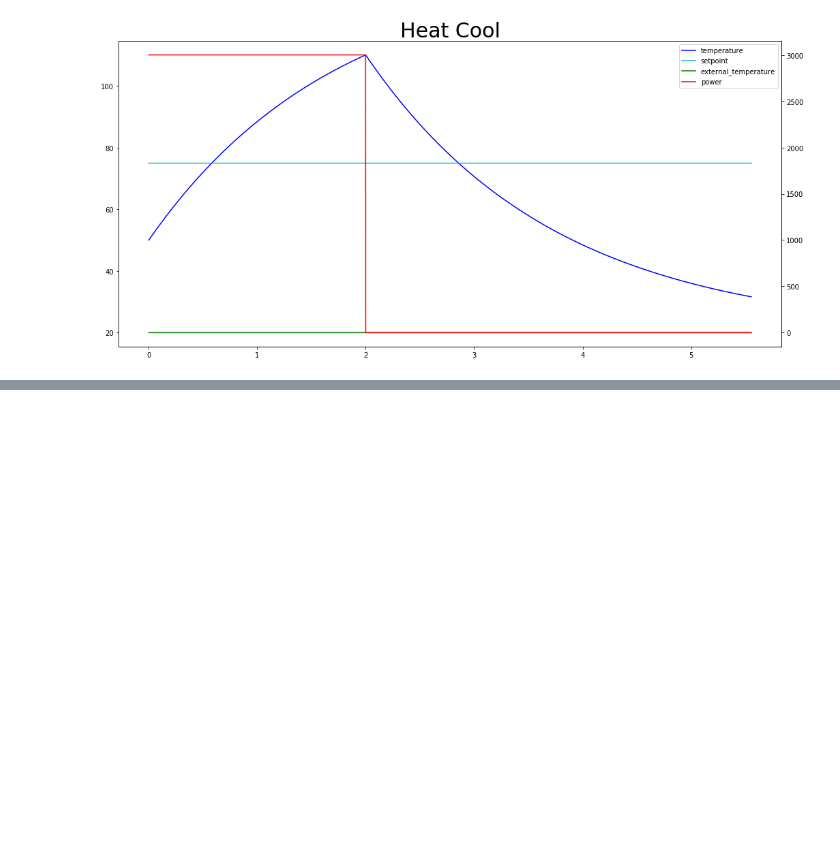
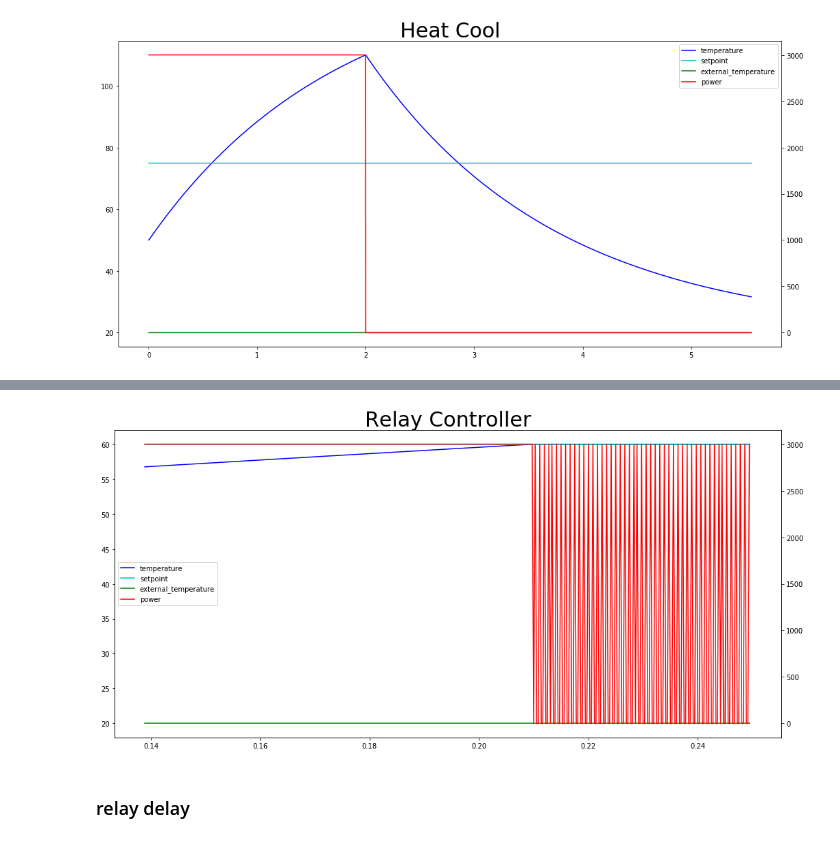
Before and after one commit to mabrek/controllers-2018, a Jupyter notebook: controllers.ipynb, the cells around one changed output, grey strips where cells are left out. Drawn from its saved outputs; the diff is of its cells as text; code cells hidden in the pictures; blank space fills up the shorter version.

```diff
--- a/controllers.ipynb
+++ b/controllers.ipynb
@@ -14,5 +16,5 @@ from IPython.display import Image, HTML, display
 # %%
-def save_animation(data, left_column, left_colors, right_columns, right_colors, name):
+def save_animation(data, left_column, left_colors, right_columns, right_colors, name, legend_loc='upper right'):
     fig, ax = plt.subplots()
     fig.set_size_inches(w=15, h=7)
 
@@ -23,7 +25,7 @@ def save_animation(data, left_column, left_colors, right_columns, right_colors,
 
     lines = left_lines + right_lines
     columns = left_columns + right_columns
-    ax.legend(lines, columns)
+    ax.legend(lines, columns, loc=legend_loc)
 
     plt.subplots_adjust(left=0.05, right=0.95, bottom=0.05, top=0.94)
     # todo try fig.tight_layout()
@@ -111,0 +144,13 @@ save_animation(data, left_columns, left_colors, right_columns, right_colors, 'He
+# %%
+left_columns = ['temperature', 'setpoint', 'external_temperature']
+left_colors = ['b', 'c', 'g']
+
+right_columns = ['power']
+right_colors = ['r']
+
+save_animation(data.iloc[500:900], left_columns, left_colors, right_columns, right_colors,
+               'Relay Controller', 'center left')
+# %% [output]
+[figure, added]
+# %% [markdown]
+### relay delay
```
Also changed, not shown: parts of 13 cells of this notebook.
